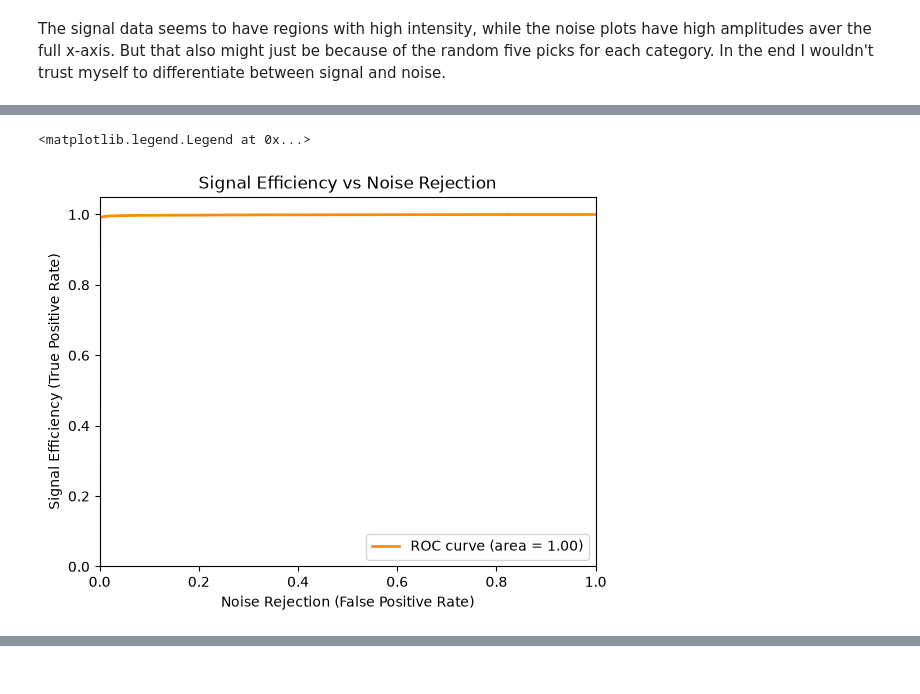
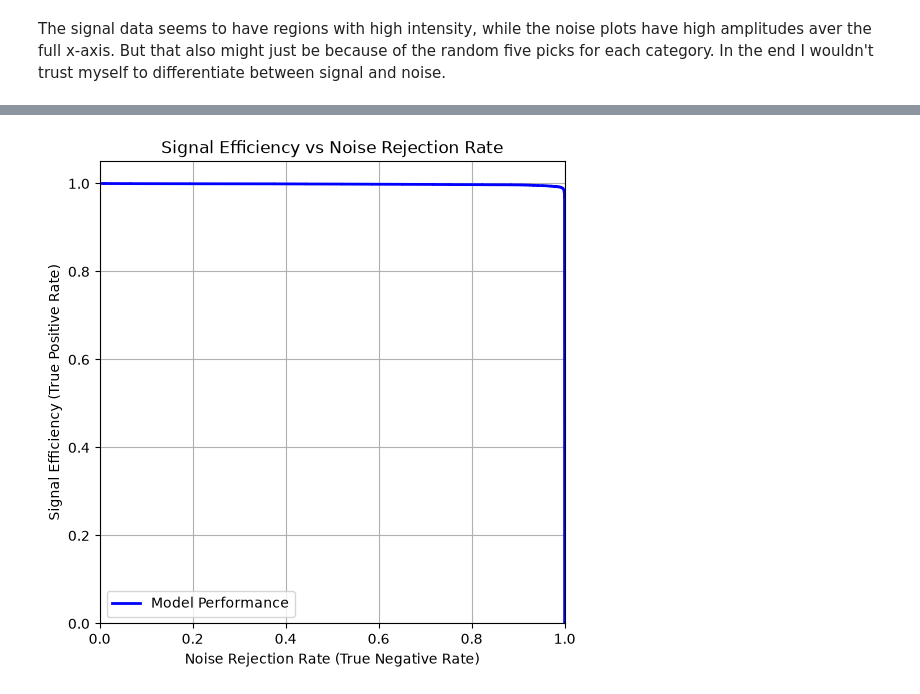
Before and after one commit to FrederikZielke/Deep-Learning, a Jupyter notebook: Applied/Noise_Rejection/Exercise_10_real_time_noise_rejection.ipynb, the cells around one changed output, grey strips where cells are left out. Saved outputs shown, nothing was run; the diff lists cells and outputs as text; code cells hidden in the pictures.

```diff
--- a/Applied/Noise_Rejection/Exercise_10_real_time_noise_rejection.ipynb
+++ b/Applied/Noise_Rejection/Exercise_10_real_time_noise_rejection.ipynb
@@ -122,9 +123,13 @@ for trace in x[~smask][:5]:
 # %% [markdown]
 The signal data seems to have regions with high intensity, while the noise plots have high amplitudes aver the full x-axis. But that also might just be because of the random five picks for each category. In the end I wouldn't trust myself to differentiate between signal and noise.
+# %%
+x_train_val, x_test, y_train_val, y_test = train_test_split(x, y, test_size=0.15, random_state=42)
 # %%
 scaler = StandardScaler()
 
-x_scaled = scaler.fit_transform(x)
+x_train_val_scaled = scaler.fit_transform(x_train_val)
+
+x_test_scaled = scaler.transform(x_test)
 # %%
 model = Sequential(
     [
@@ -239,13 +227,28 @@ plt.show()
-# %%
-# plot signal efficiency vs noise rejection
-plt.figure()
-plt.plot(fpr, tpr, color='darkorange', lw=2, label=f'ROC curve (area = {roc_auc:.2f})')
-plt.xlim([0.0, 1.0])
-plt.ylim([0.0, 1.05])
-plt.xlabel('Noise Rejection (False Positive Rate)')
-plt.ylabel('Signal Efficiency (True Positive Rate)')
-plt.title('Signal Efficiency vs Noise Rejection')
-plt.legend(loc="lower right")
-# %% [output]
-<matplotlib.legend.Legend at 0x...>
-[figure, removed]
+# %%
+# load model
+model = keras.models.load_model("simple_dense.h5", compile=False)
+# %%
+# Get predictions
+y_pred_probs = model.predict(x_test_scaled).ravel()
+
+# Let sklearn calculate the metrics for ALL thresholds automatically
+fpr, tpr, thresholds = roc_curve(y_test, y_pred_probs)
+
+# Translate to specific metrics
+signal_efficiency = tpr              # True Positive Rate
+noise_rejection = 1.0 - fpr          # True Negative Rate
+
+# Plot the full curve
+plt.figure(figsize=(6, 6))
+# Plotting the arrays directly creates a line instead of a dot
+plt.plot(noise_rejection, signal_efficiency, lw=2, color='blue', label='Model Performance')
+
+plt.title('Signal Efficiency vs Noise Rejection Rate')
+plt.xlabel('Noise Rejection Rate (True Negative Rate)')
+plt.ylabel('Signal Efficiency (True Positive Rate)')
+plt.xlim(0, 1)
+plt.ylim(0, 1.05)
+plt.grid(True)
+plt.legend(loc="lower left")
+plt.show()
+# %% [output]
@@ -251,0 +256 @@ plt.legend(loc="lower right")
+[figure, added]
```
Also changed, not shown: parts of 9 cells of this notebook, 1 other file.
